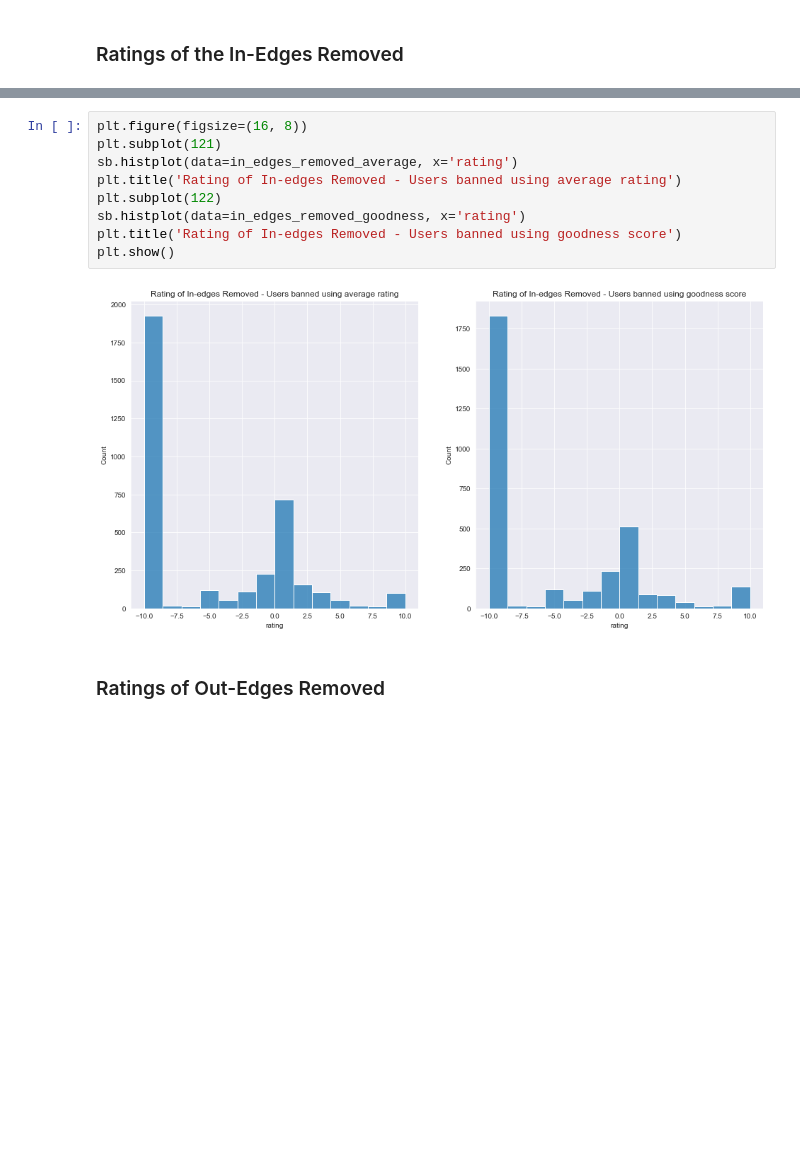
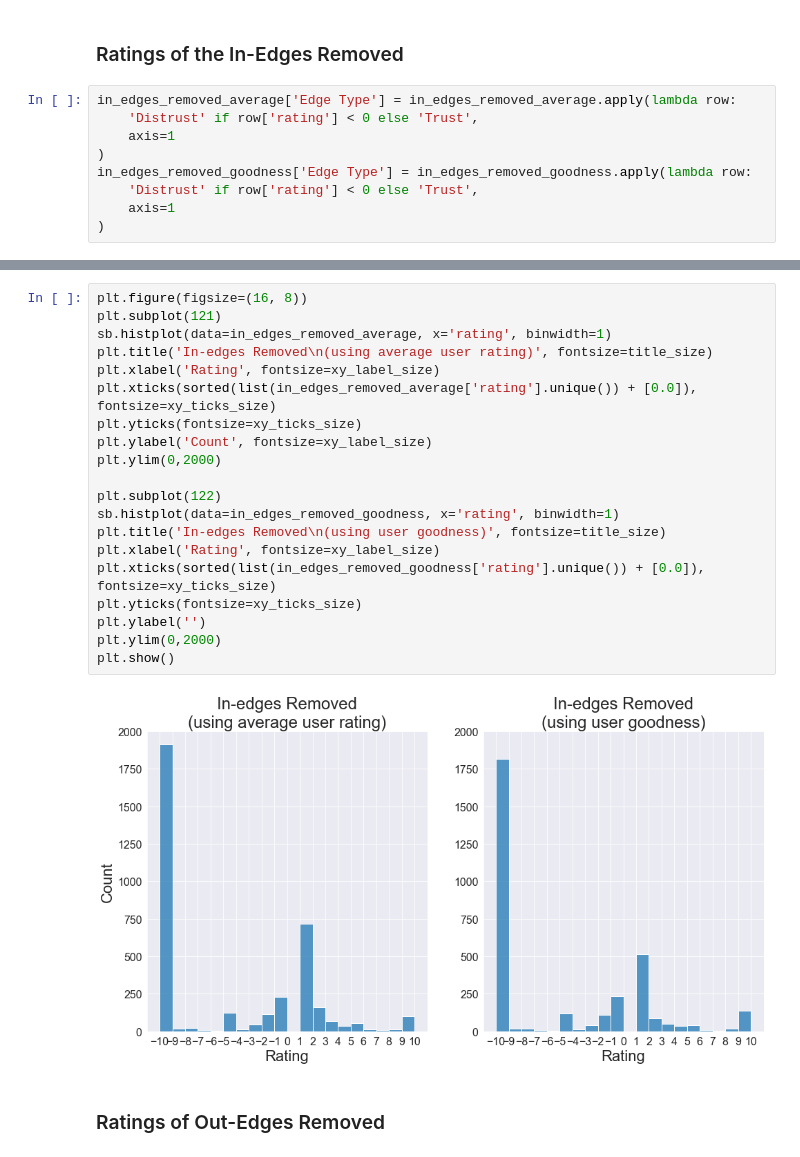
Before and after one commit to ivanmak/dmsn-2021-pg13, a Jupyter notebook: simulation.ipynb, the cells around one changed output, grey strips where cells are left out. Saved outputs shown, nothing was run; the diff lists cells and outputs as text; blank space fills up the shorter version.

```diff
--- a/simulation.ipynb
+++ b/simulation.ipynb
@@ -284,3 +296,12 @@ plt.show()
 [figure]
 # %% [markdown]
 ### Ratings of the In-Edges Removed
+# %%
+in_edges_removed_average['Edge Type'] = in_edges_removed_average.apply(lambda row:
+    'Distrust' if row['rating'] < 0 else 'Trust',
+    axis=1
+)
+in_edges_removed_goodness['Edge Type'] = in_edges_removed_goodness.apply(lambda row:
+    'Distrust' if row['rating'] < 0 else 'Trust',
+    axis=1
+)
@@ -287,14 +353,25 @@ plt.show()
 # %%
 plt.figure(figsize=(16, 8))
 plt.subplot(121)
-sb.histplot(data=in_edges_removed_average, x='rating')
-plt.title('Rating of In-edges Removed - Users banned using average rating')
+sb.histplot(data=in_edges_removed_average, x='rating', binwidth=1)
+plt.title('In-edges Removed\n(using average user rating)', fontsize=title_size)
+plt.xlabel('Rating', fontsize=xy_label_size)
+plt.xticks(sorted(list(in_edges_removed_average['rating'].unique()) + [0.0]), fontsize=xy_ticks_size)
+plt.yticks(fontsize=xy_ticks_size)
+plt.ylabel('Count', fontsize=xy_label_size)
+plt.ylim(0,2000)
+
 plt.subplot(122)
-sb.histplot(data=in_edges_removed_goodness, x='rating')
-plt.title('Rating of In-edges Removed - Users banned using goodness score')
+sb.histplot(data=in_edges_removed_goodness, x='rating', binwidth=1)
+plt.title('In-edges Removed\n(using user goodness)', fontsize=title_size)
+plt.xlabel('Rating', fontsize=xy_label_size)
+plt.xticks(sorted(list(in_edges_removed_goodness['rating'].unique()) + [0.0]), fontsize=xy_ticks_size)
+plt.yticks(fontsize=xy_ticks_size)
+plt.ylabel('')
+plt.ylim(0,2000)
 plt.show()
 # %% [output]
-[figure, old version]
+[figure, new version]
 # %% [markdown]
 ### Ratings of Out-Edges Removed
 # %%
```
Also changed, not shown: parts of 19 cells of this notebook, 6 other files.
